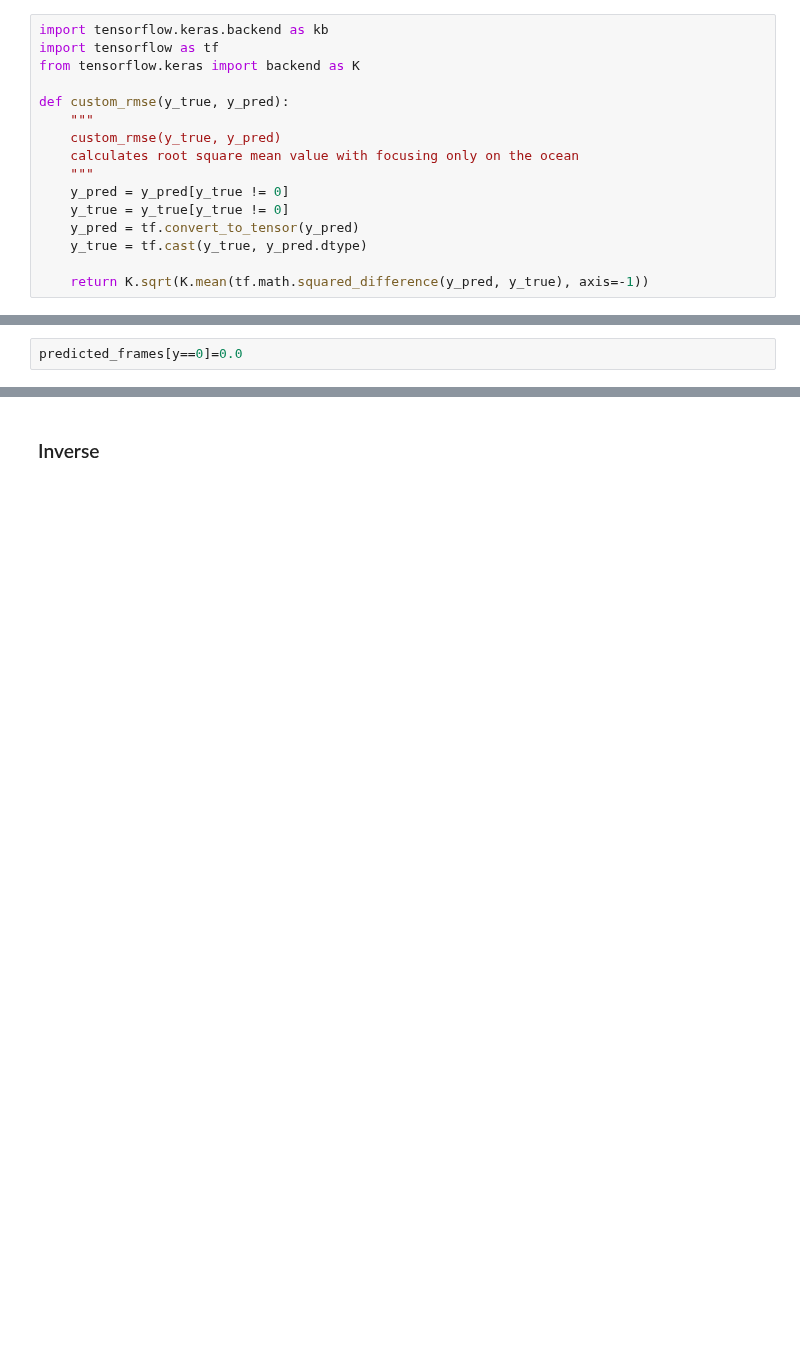
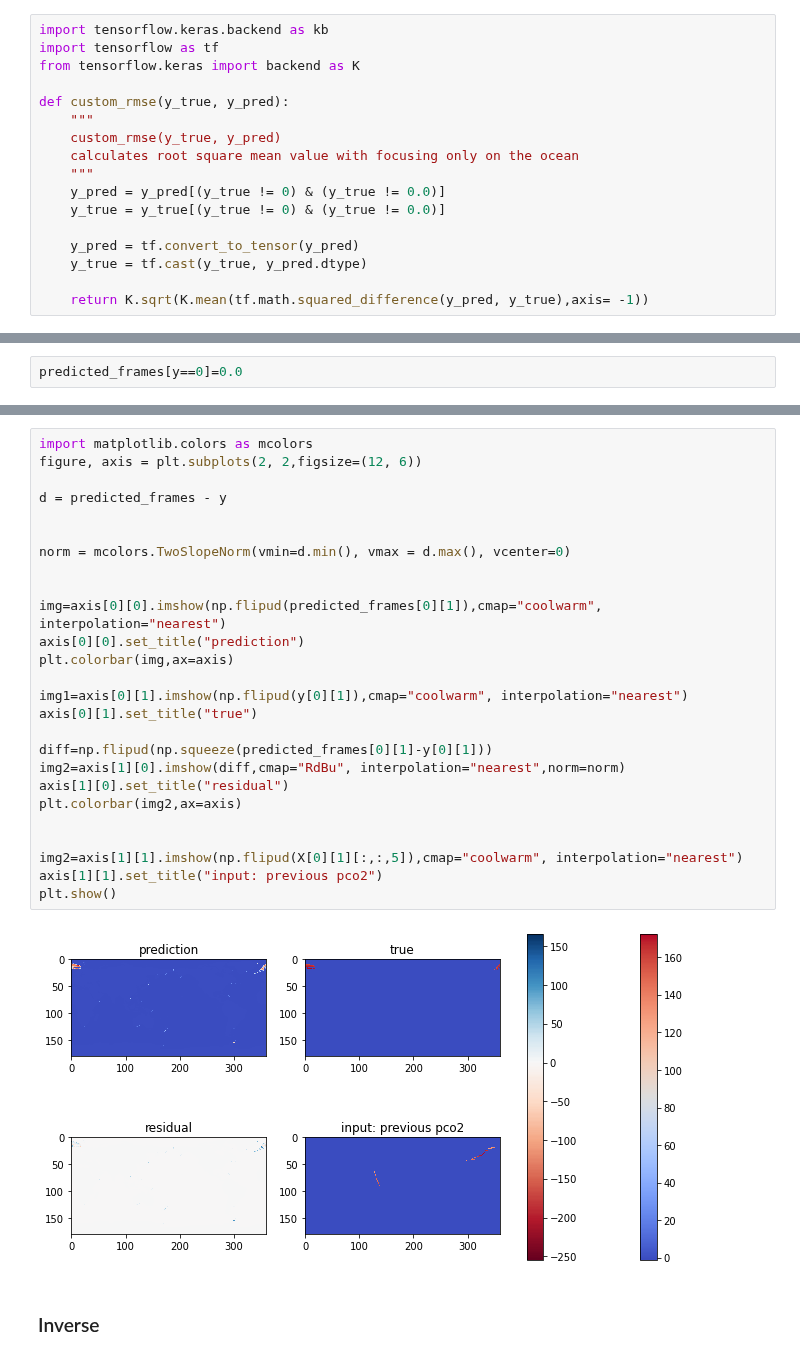
Before and after one commit to sk981102/ocean_co2, a Jupyter notebook: notebooks/deep_learning/009_tf_layer2.ipynb, the cells around one changed output, grey strips where cells are left out. Cells and saved outputs as stored; diff of their text form; blank space fills up the shorter version.

```diff
--- a/notebooks/deep_learning/009_tf_layer2.ipynb
+++ b/notebooks/deep_learning/009_tf_layer2.ipynb
@@ -69,12 +98,13 @@ def custom_rmse(y_true, y_pred):
     custom_rmse(y_true, y_pred)
     calculates root square mean value with focusing only on the ocean
     """
-    y_pred = y_pred[y_true != 0]
-    y_true = y_true[y_true != 0]
+    y_pred = y_pred[(y_true != 0) & (y_true != 0.0)]
+    y_true = y_true[(y_true != 0) & (y_true != 0.0)]
+
     y_pred = tf.convert_to_tensor(y_pred)
     y_true = tf.cast(y_true, y_pred.dtype)
 
-    return K.sqrt(K.mean(tf.math.squared_difference(y_pred, y_true), axis=-1))
+    return K.sqrt(K.mean(tf.math.squared_difference(y_pred, y_true),axis= -1))
 # %%
 dir_name="../../data/data1"
 val_dir_name="../../data/data2"
@@ -205,2 +232,30 @@ plt.show()
+# %%
+import matplotlib.colors as mcolors
+figure, axis = plt.subplots(2, 2,figsize=(12, 6))
+
+d = predicted_frames - y
+
+
+norm = mcolors.TwoSlopeNorm(vmin=d.min(), vmax = d.max(), vcenter=0)
+
+
+img=axis[0][0].imshow(np.flipud(predicted_frames[0][1]),cmap="coolwarm", interpolation="nearest")
+axis[0][0].set_title("prediction")
+plt.colorbar(img,ax=axis)
+
+img1=axis[0][1].imshow(np.flipud(y[0][1]),cmap="coolwarm", interpolation="nearest")
+axis[0][1].set_title("true")
+
+diff=np.flipud(np.squeeze(predicted_frames[0][1]-y[0][1]))
+img2=axis[1][0].imshow(diff,cmap="RdBu", interpolation="nearest",norm=norm)
+axis[1][0].set_title("residual")
+plt.colorbar(img2,ax=axis)
+
+
+img2=axis[1][1].imshow(np.flipud(X[0][1][:,:,5]),cmap="coolwarm", interpolation="nearest")
+axis[1][1].set_title("input: previous pco2")
+plt.show()
+# %% [output]
+[figure, added]
 # %% [markdown]
 ### Inverse
```
Also changed, not shown: parts of 18 cells of this notebook, 15 other files.
